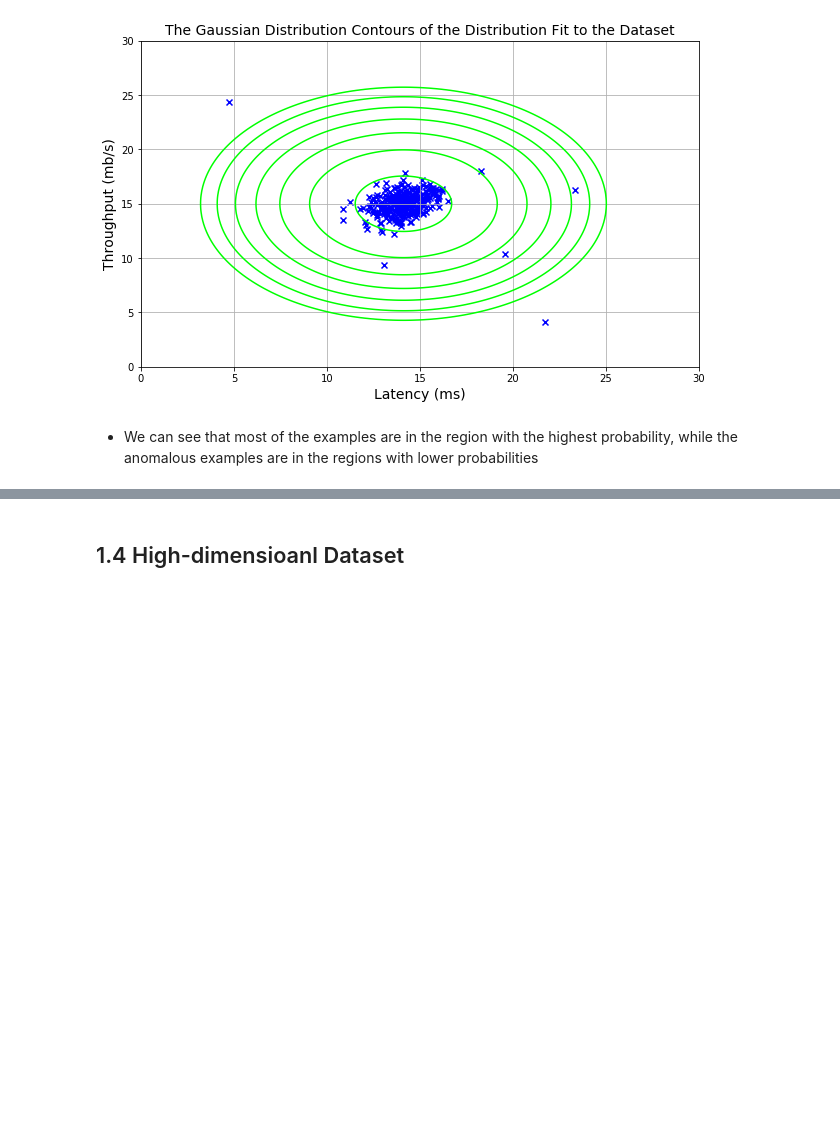
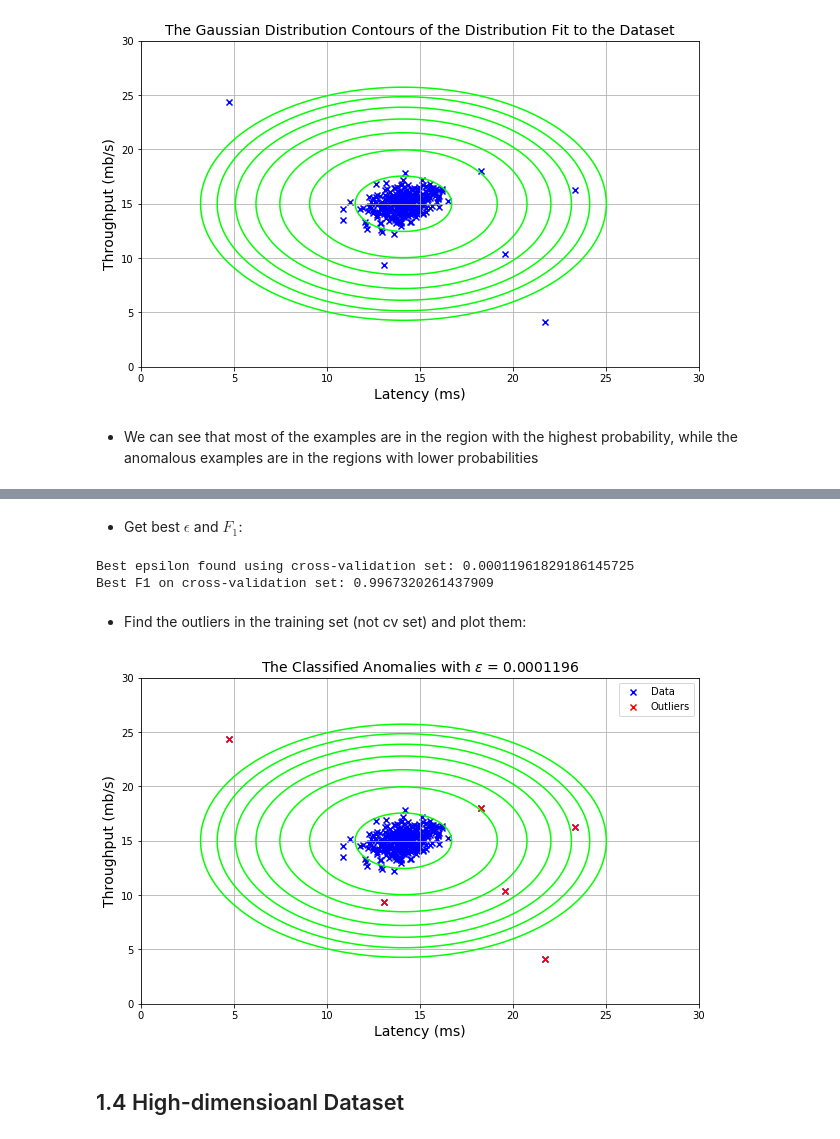
Before and after one commit to les67/MachineLearning_CourseraNg, a Jupyter notebook: ex8/ex8.ipynb, the cells around one changed output, grey strips where cells are left out. Drawn from its saved outputs; the diff is of its cells as text; code cells hidden in the pictures; blank space fills up the shorter version.

Commit message:
done with optimal tthreshold selection

```diff
--- a/ex8/ex8.ipynb
+++ b/ex8/ex8.ipynb
@@ -180,0 +179,4 @@ plt.show()
+# %%
+Xval,yval = data1['Xval'],data1['yval'].flatten() # Load cv set
+# %%
+pval = multivariateGaussian(Xval,mu,sigma2) # Compute probabilities based on training model
@@ -181,3 +246,33 @@ plt.show()
+# %% [markdown]
+- Get best $\epsilon$ and $F_1$:
+# %%
+epsilon,F1 = selectThreshold(yval,pval)
+
+print('Best epsilon found using cross-validation set: {}'.format(epsilon))
+print('Best F1 on cross-validation set: {}'.format(F1))
+# %% [output]
+Best epsilon found using cross-validation set: 0.00011961829186145725
+Best F1 on cross-validation set: 0.9967320261437909
+# %% [markdown]
+- Find the outliers in the training set (not cv set) and plot them:
+# %%
+outliers = (p < epsilon)
+# %%
+# Plot
+plt.figure()
+plt.grid(True)
+CS = plt.contour(x1_range,x2_range,grid_prob,levels=cont_levels,colors='lime') # only plot where prediction = 0.5
+plt.scatter(X[:,0],X[:,1],marker='x',c='b',label='Data')
+plt.scatter(X[outliers,0],X[outliers,1],marker='x',c='r',label='Outliers')
+plt.xlim(0,30)
+plt.ylim(0,30)
+plt.legend(loc='upper right')
+plt.xlabel('Latency (ms)',fontsize=14)
+plt.ylabel('Throughput (mb/s)',fontsize=14)
+plt.title(r'The Classified Anomalies with $\epsilon$ = {:0.7f}'.format(epsilon),fontsize=14)
+plt.show()
+# %% [output]
+[figure, added]
 # %% [markdown]
 ## 1.4 High-dimensioanl Dataset
 # %% [markdown]
```
Also changed, not shown: parts of 8 cells of this notebook.
